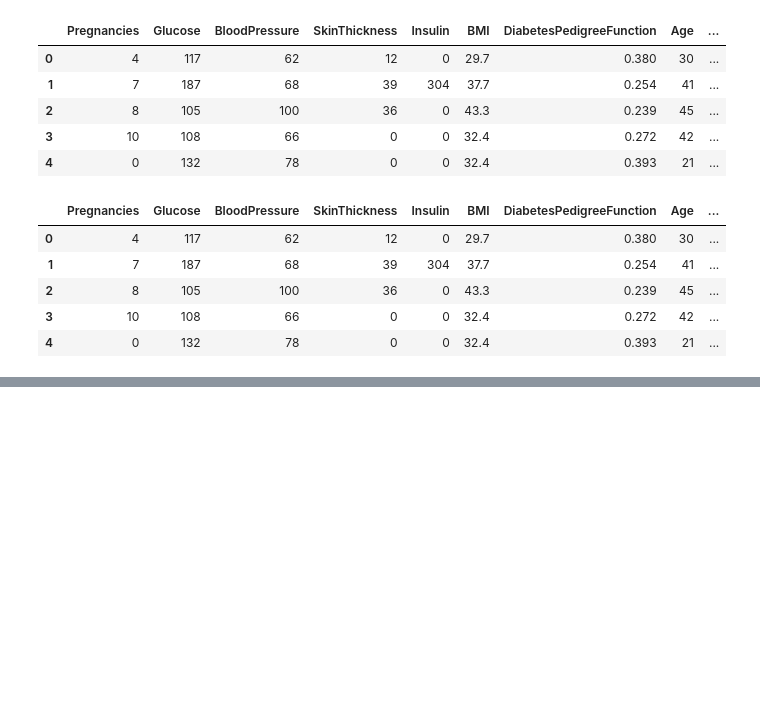
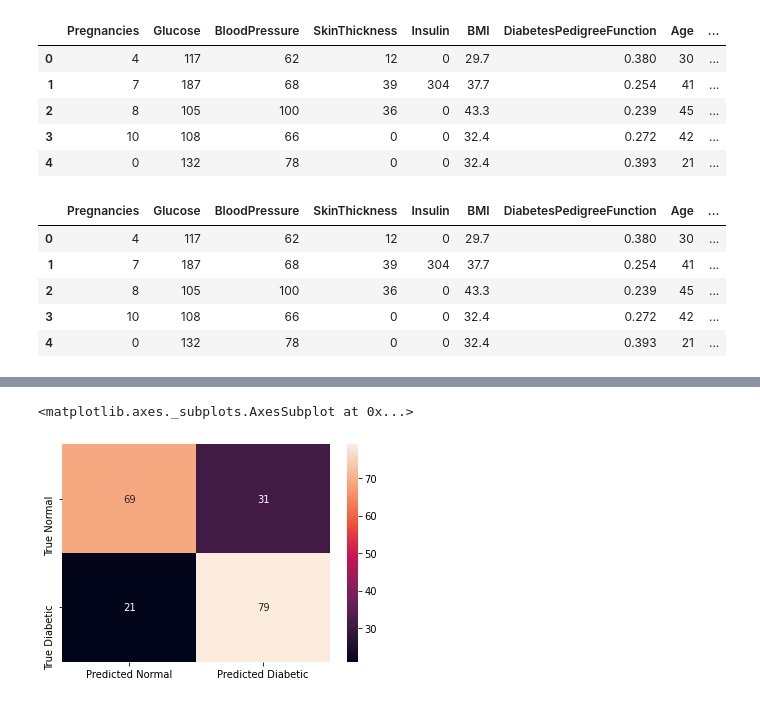
Before and after one commit to AryanMethil/Diabetes-KNN-vs-Naive-Bayes, a Jupyter notebook: Diabetes.ipynb, the cells around one changed output, grey strips where cells are left out. Drawn from its saved outputs; the diff is of its cells as text; code cells hidden in the pictures; blank space fills up the shorter version.

```diff
--- a/Diabetes.ipynb
+++ b/Diabetes.ipynb
@@ -351,0 +348,7 @@ weighted avg       0.76      0.76      0.76       200
+# %%
+accuracies,confusion_matrices,classification_reports=[],[],[]
+for f in range(5):
+  accuracy,confusion_matrix,classification_report=run(f,df_optimal_NB,models=models,print_details=True)
+  accuracies.append(accuracy)
+  confusion_matrices.append(confusion_matrix)
+  classification_reports.append(classification_report)
@@ -351,0 +373,9 @@ weighted avg       0.76      0.76      0.76       200
+# %%
+import seaborn as sns
+
+# Heatmap of confusion matrix of 5th fold of KNN
+
+sns.heatmap(confusion_matrices[4][0],xticklabels=x_axis_labels,yticklabels=y_axis_labels,annot=True)
+# %% [output]
+<matplotlib.axes._subplots.AxesSubplot at 0x...>
+[figure, added]
```
Also changed, not shown: parts of 21 cells of this notebook.
